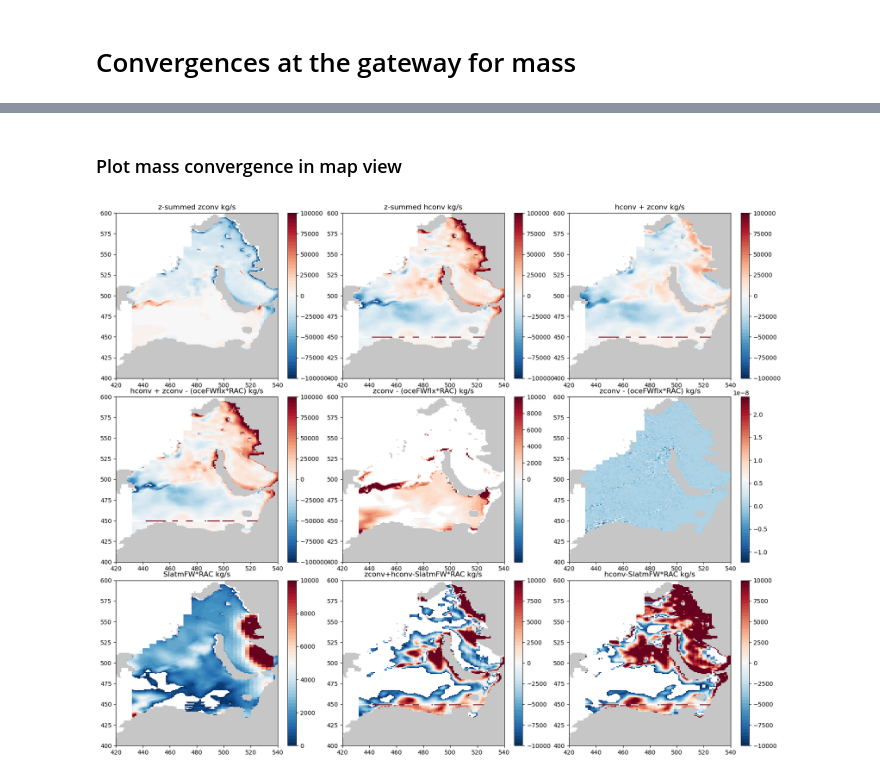
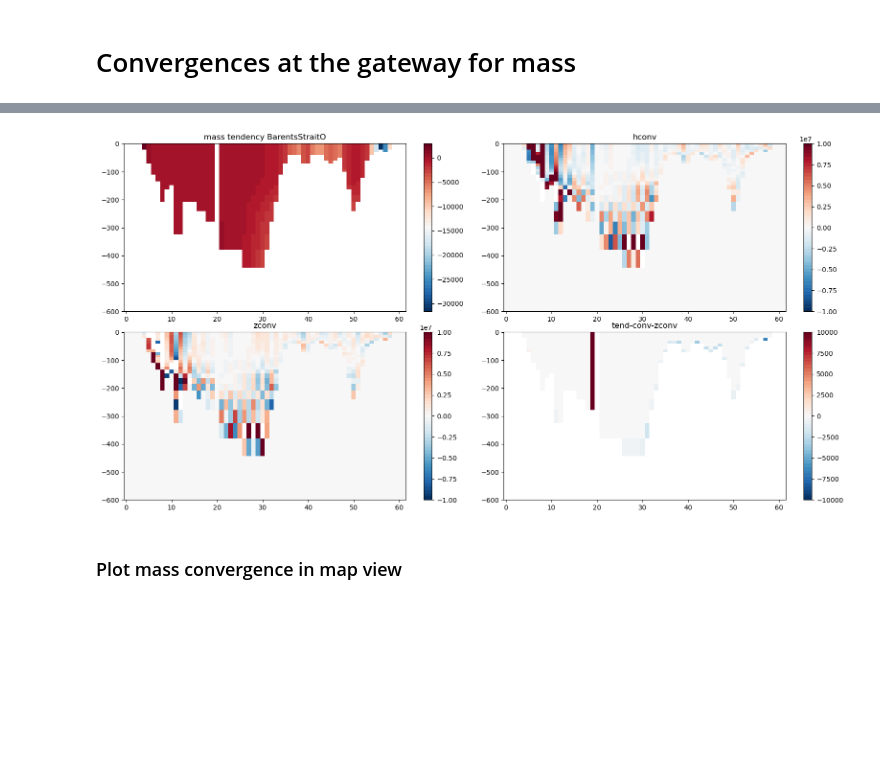
Before and after one commit to margaretmurakami/crios_backups, a Jupyter notebook: ASTE_270/offline_binning/Barents_gateways.ipynb, the cells around one changed output, grey strips where cells are left out. Cells and saved outputs as stored; diff of their text form; code cells hidden in the pictures; blank space fills up the shorter version.

```diff
--- a/ASTE_270/offline_binning/Barents_gateways.ipynb
+++ b/ASTE_270/offline_binning/Barents_gateways.ipynb
@@ -1445,5 +1486,5 @@ AttributeError: 'Dataset' object has no attribute 'budgO_fluxes_hconv'
 # %%
-gate = "StAnnaTroughVoroninVilkitshogo"
+gate = "BarentsStraitO"
 indices = np.arange(0,len(y_curr),1)
 num_plots = 4
 rows = 2
@@ -1465,33 +1506,35 @@ plt.colorbar(cb)
 #########################
 # perpendicular vel into BaS
 ax = axes[1]
 norm = TwoSlopeNorm(vmin=-1e7,vcenter=0,vmax=1e7)
 cb = ax.pcolormesh(XV,YV,gate_budgO_fluxes_hconv,cmap=cmap,norm=norm)
 ax.set_title("hconv")
 ax.set_ylim(-600,1)
 plt.colorbar(cb)
 
 #########################
 # theta
 ax = axes[2]
 XV,YV= np.meshgrid(indices,mygrid['RC'])
 snaptheta = ds.theta.values[0]
 norm = TwoSlopeNorm(vmin=-1e7,vcenter=0,vmax=1e7)
 cb = ax.pcolormesh(XV,YV,gate_budgO_fluxes_zconv,cmap=cmap,norm=norm)
 ax.set_title("zconv")
 ax.set_ylim(-600,1)
 plt.colorbar(cb)
 
 #########################
 # convergence?
 ax = axes[3]
 # norm = TwoSlopeNorm(vmin=-.0000001,vcenter=0,vmax=.0000001)
 cb = ax.pcolormesh(XV,YV,gate_tend-gate_budgO_fluxes_hconv-gate_budgO_fluxes_zconv,cmap=cmap,vmin=-10000,vmax=10000)
 ax.set_title("tend-conv-zconv")
 ax.set_ylim(-600,1)
 plt.colorbar(cb)
 
 plt.savefig(path + "masstend"+gate+".png",dpi=300)
+# %% [output]
+[figure, added]
 # %% [markdown]
 ### Plot mass convergence in map view
 # %%
@@ -1563,11 +1606,11 @@ plt.colorbar(cb)
 ###
 ax = axes[4]
 # plot 1: oceFWflx*RAC
-norm = TwoSlopeNorm(vmin=-1,vcenter=0,vmax=10000)
+norm = TwoSlopeNorm(vmin=-100000,vcenter=0,vmax=100000)
 oceFWflxhere = ds.oceFWflx.values * RAC
 cb = ax.pcolormesh(get_aste_tracer(oceFWflxhere * mymsk/iB,nfx,nfy)[0],cmap=cmap,norm=norm)
 ax.pcolormesh(get_aste_tracer(landmsk,nfx,nfy)[0],cmap="Greys",vmin=.9,vmax=1.2)
-ax.set_title("zconv - (oceFWflx*RAC) kg/s")
+ax.set_title("oceFWflx*RAC kg/s")
 ax.set_xlim(420,540)
 ax.set_ylim(400,600)
 plt.colorbar(cb)
@@ -1575,8 +1618,8 @@ plt.colorbar(cb)
 ###
 ax = axes[5]
 # plot 1: zconv - oceFWflx*RAC
-norm = TwoSlopeNorm(vmin=-1e7,vcenter=0,vmax=1e7)
-cb = ax.pcolormesh(get_aste_tracer(valuesz - oceFWflxhere,nfx,nfy)[0],cmap=cmap)
+norm = TwoSlopeNorm(vmin=-1e-8,vcenter=0,vmax=1e-8)
+cb = ax.pcolormesh(get_aste_tracer(valuesz - oceFWflxhere,nfx,nfy)[0],cmap=cmap,norm=norm)
 ax.pcolormesh(get_aste_tracer(landmsk,nfx,nfy)[0],cmap="Greys",vmin=.9,vmax=1.2)
 ax.set_title("zconv - (oceFWflx*RAC) kg/s")
 ax.set_xlim(420,540)
@@ -1584,14 +1627,15 @@ ax.set_ylim(400,600)
 plt.colorbar(cb)
 # most of the contribution to zconv is fro the oceFWflx/net surface Fresh-Water flux into the ocean
 
+
 ###
 ax = axes[6]
 # plot 1: SIatmFW*RAC
-norm = TwoSlopeNorm(vmin=-1e7,vcenter=0,vmax=1e7)
+norm = TwoSlopeNorm(vmin=-1e5,vcenter=0,vmax=1e5)
 SIatmFWhere = ds.SIatmFW.values * RAC
-cb = ax.pcolormesh(get_aste_tracer(SIatmFWhere* mymsk/iB,nfx,nfy)[0],cmap=cmap,vmin=0,vmax=1e4)
+cb = ax.pcolormesh(get_aste_tracer(valuesh - SIatmFWhere*mymsk/iB,nfx,nfy)[0],cmap=cmap,norm=norm)
 ax.pcolormesh(get_aste_tracer(landmsk,nfx,nfy)[0],cmap="Greys",vmin=.9,vmax=1.2)
-ax.set_title("SIatmFW*RAC kg/s")
+ax.set_title("hconv-SIatmFW*RAC kg/s")
 ax.set_xlim(420,540)
 ax.set_ylim(400,600)
 plt.colorbar(cb)
@@ -1600,9 +1644,9 @@ plt.colorbar(cb)
 ax = axes[7]
 # plot 1: hconv+ zconv - SIatmFW*RAC
 norm = TwoSlopeNorm(vmin=-1e4,vcenter=0,vmax=1e4)
-cb = ax.pcolormesh(get_aste_tracer(valuesz+valuesh - (SIatmFWhere* mymsk/iB),nfx,nfy)[0],cmap=cmap,norm=norm)
+cb = ax.pcolormesh(get_aste_tracer(SIatmFWhere* mymsk/iB,nfx,nfy)[0],cmap=cmap,norm=norm)
 ax.pcolormesh(get_aste_tracer(landmsk,nfx,nfy)[0],cmap="Greys",vmin=.9,vmax=1.2)
-ax.set_title("zconv+hconv-SIatmFW*RAC kg/s")
+ax.set_title("SIatmFW*RAC kg/s")
 ax.set_xlim(420,540)
 ax.set_ylim(400,600)
 plt.colorbar(cb)
@@ -1610,16 +1654,47 @@ plt.colorbar(cb)
 ax = axes[8]
 # plot 1: hconv-SIatmFW*RAC
 norm = TwoSlopeNorm(vmin=-1e4,vcenter=0,vmax=1e4)
-cb = ax.pcolormesh(get_aste_tracer(valuesh - (SIatmFWhere* mymsk/iB),nfx,nfy)[0],cmap=cmap,norm=norm)
+cb = ax.pcolormesh(get_aste_tracer(ds.SIheff.values[0]*mymsk/iB,nfx,nfy)[0],cmap=cmap,vmin=0,vmax=1.5)
 ax.pcolormesh(get_aste_tracer(landmsk,nfx,nfy)[0],cmap="Greys",vmin=.9,vmax=1.2)
-ax.set_title("hconv-SIatmFW*RAC kg/s")
+ax.set_title("SIheff m")
 ax.set_xlim(420,540)
 ax.set_ylim(400,600)
 plt.colorbar(cb)
 
+# ###
+# ax = axes[6]
+# # plot 1: SIatmFW*RAC
+# norm = TwoSlopeNorm(vmin=-1e7,vcenter=0,vmax=1e7)
+# SIatmFWhere = ds.SIatmFW.values * RAC
+# cb = ax.pcolormesh(get_aste_tracer(SIatmFWhere* mymsk/iB,nfx,nfy)[0],cmap=cmap,vmin=0,vmax=1e4)
+# ax.pcolormesh(get_aste_tracer(landmsk,nfx,nfy)[0],cmap="Greys",vmin=.9,vmax=1.2)
+# ax.set_title("SIatmFW*RAC kg/s")
+# ax.set_xlim(420,540)
+# ax.set_ylim(400,600)
+# plt.colorbar(cb)
 
-plt.savefig(path + "3by3comp_mass_tend.png",dpi=300)
+# ###
+# ax = axes[7]
+# # plot 1: hconv+ zconv - SIatmFW*RAC
+# norm = TwoSlopeNorm(vmin=-1e4,vcenter=0,vmax=1e4)
+# cb = ax.pcolormesh(get_aste_tracer(valuesz+valuesh - (SIatmFWhere* mymsk/iB),nfx,nfy)[0],cmap=cmap,norm=norm)
+# ax.pcolormesh(get_aste_tracer(landmsk,nfx,nfy)[0],cmap="Greys",vmin=.9,vmax=1.2)
+# ax.set_title("zconv+hconv-SIatmFW*RAC kg/s")
+# ax.set_xlim(420,540)
+# ax.set_ylim(400,600)
+# plt.colorbar(cb)
+
+# ax = axes[8]
+# # plot 1: hconv-SIatmFW*RAC
+# norm = TwoSlopeNorm(vmin=-1e4,vcenter=0,vmax=1e4)
+# cb = ax.pcolormesh(get_aste_tracer(valuesh - (SIatmFWhere* mymsk/iB),nfx,nfy)[0],cmap=cmap,norm=norm)
+# ax.pcolormesh(get_aste_tracer(landmsk,nfx,nfy)[0],cmap="Greys",vmin=.9,vmax=1.2)
+# ax.set_title("hconv-SIatmFW*RAC kg/s")
+# ax.set_xlim(420,540)
+# ax.set_ylim(400,600)
+# plt.colorbar(cb)
+
+
+plt.savefig(path + "3by3comp_mass_tend4.png",dpi=300)
-# %% [output]
-[figure, removed]
 # %%
 WTHMASS.shape
```
Also changed, not shown: parts of 16 cells of this notebook, 8 other files.
